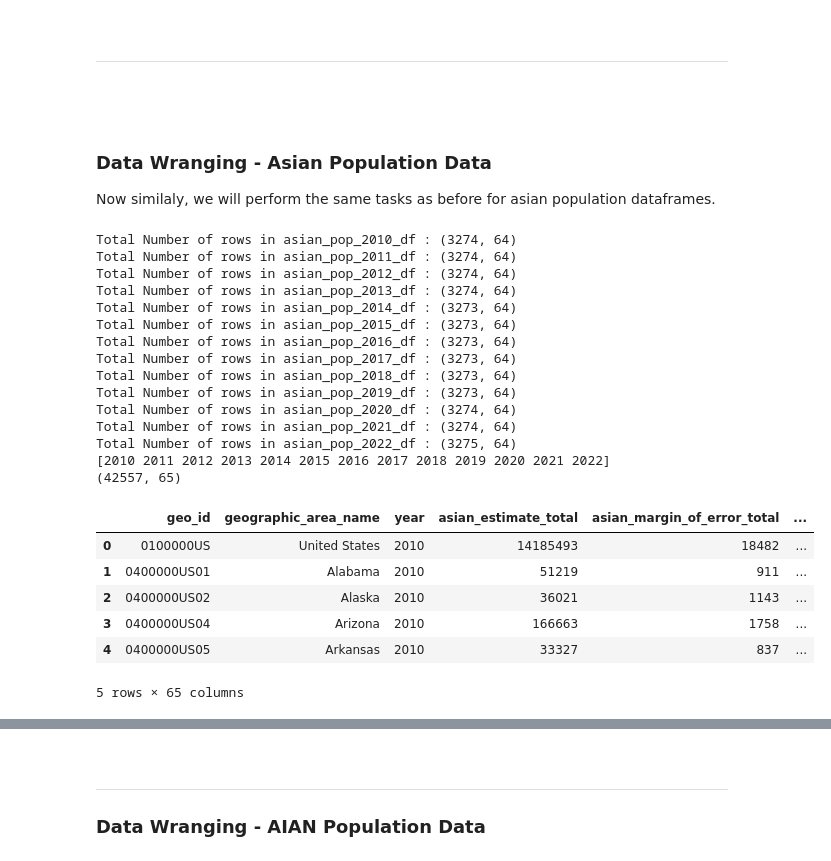
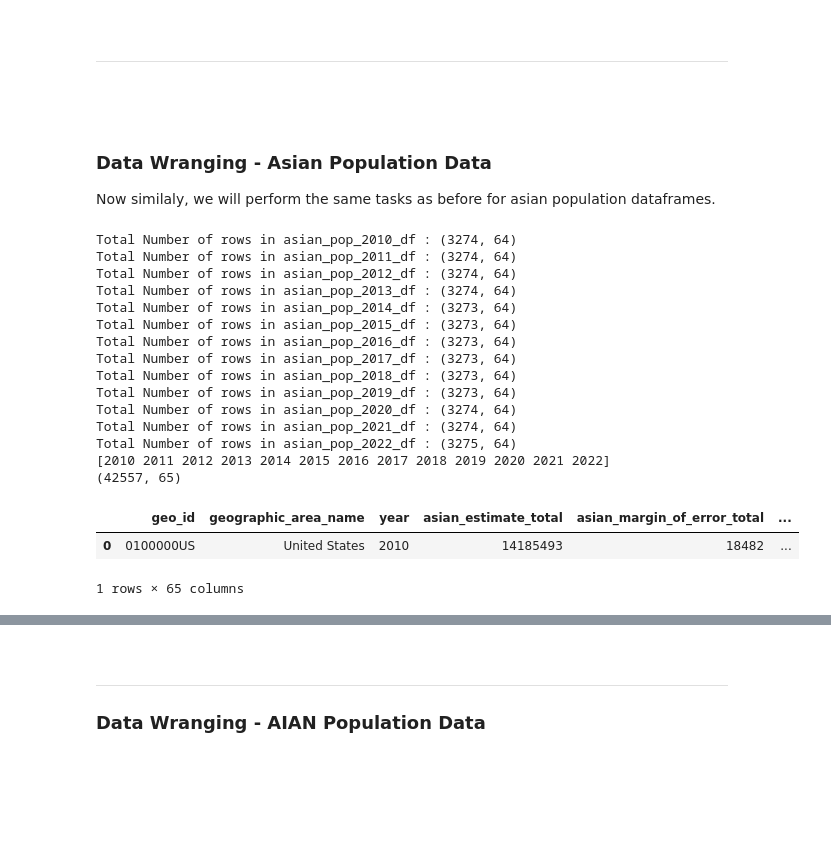
Before and after one commit to satyndragautam/plotly-dash-app, a Jupyter notebook: notebook/USA_population_data.ipynb, the cells around one changed output, grey strips where cells are left out. Saved outputs shown, nothing was run; the diff lists cells and outputs as text; code cells hidden in the pictures; blank space fills up the shorter version.

```diff
--- a/notebook/USA_population_data.ipynb
+++ b/notebook/USA_population_data.ipynb
@@ -1396,39 +1323,35 @@ for cols in asian_pop_merged_df.columns[3:]:
         }
     )
 
 # rename geo and year
 asian_pop_merged_df = asian_pop_merged_df.rename(
     columns={
         'geography': 'geo_id'
     }
 )
 
 # get shape
 print(asian_pop_merged_df.shape)
-asian_pop_merged_df.head()
+asian_pop_merged_df.head(1)
 # %% [output]
 Total Number of rows in asian_pop_2010_df : (3274, 64)
 Total Number of rows in asian_pop_2011_df : (3274, 64)
 Total Number of rows in asian_pop_2012_df : (3274, 64)
 Total Number of rows in asian_pop_2013_df : (3274, 64)
 Total Number of rows in asian_pop_2014_df : (3273, 64)
 Total Number of rows in asian_pop_2015_df : (3273, 64)
 Total Number of rows in asian_pop_2016_df : (3273, 64)
 Total Number of rows in asian_pop_2017_df : (3273, 64)
 Total Number of rows in asian_pop_2018_df : (3273, 64)
 Total Number of rows in asian_pop_2019_df : (3273, 64)
 Total Number of rows in asian_pop_2020_df : (3274, 64)
 Total Number of rows in asian_pop_2021_df : (3274, 64)
 Total Number of rows in asian_pop_2022_df : (3275, 64)
 [2010 2011 2012 2013 2014 2015 2016 2017 2018 2019 2020 2021 2022]
 (42557, 65)
 |  | geo_id | geographic_area_name | year | asian_estimate_total | asian_margin_of_error_total | ... |
 | 0 | 0100000US | United States | 2010 | 14185493 | 18482 | ... |
-| 1 | 0400000US01 | Alabama | 2010 | 51219 | 911 | ... |
-| 2 | 0400000US02 | Alaska | 2010 | 36021 | 1143 | ... |
-| 3 | 0400000US04 | Arizona | 2010 | 166663 | 1758 | ... |
-| 4 | 0400000US05 | Arkansas | 2010 | 33327 | 837 | ... |
-5 rows × 65 columns
+1 rows × 65 columns
 # %%
 # let's make the asian final df with selected columns
 asian_pop_merged_df.head(1)
```
Also changed, not shown: parts of 29 cells of this notebook, 1 other file.
